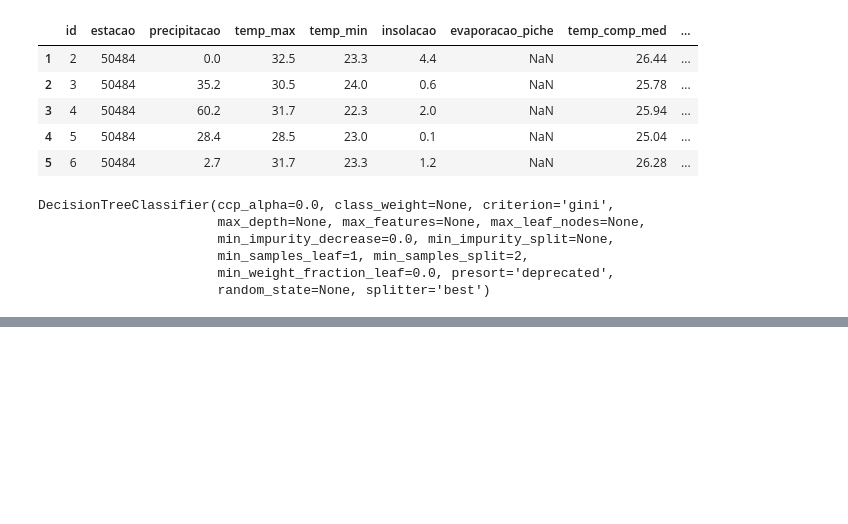
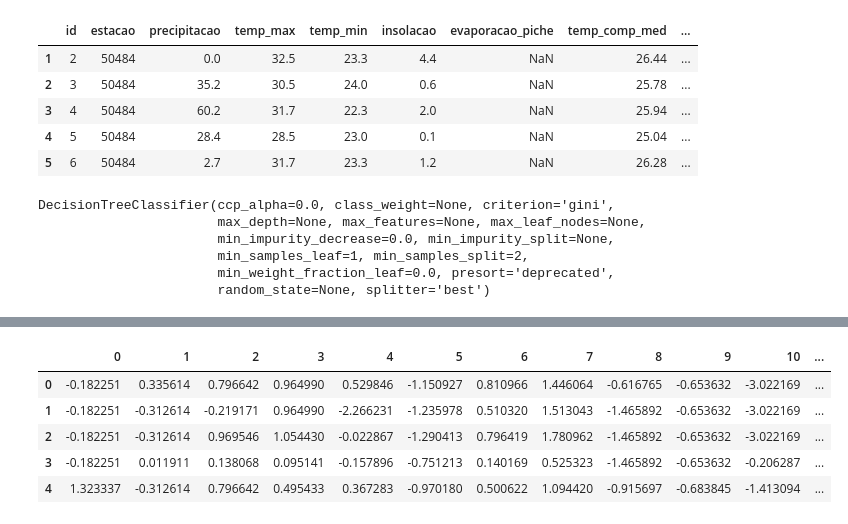
Before and after one commit to dinizvt/visagio-queimadas, a Jupyter notebook: visagio01.ipynb, the cells around one changed output, grey strips where cells are left out. Drawn from its saved outputs; the diff is of its cells as text; code cells hidden in the pictures; blank space fills up the shorter version.

```diff
--- a/visagio01.ipynb
+++ b/visagio01.ipynb
@@ -141,0 +172,11 @@ knn.score(X_train, y_train)
+# %%
+respostas = pd.read_csv('respostas.csv')
+respId = respostas['id']
+respostas.head()
+# %%
+respostas['mes'] = respostas['data'].map(lambda x: int(re.search('/(.+?)/', x).group(1)))
+respostas['regiao'] = respostas['estado'].map(getRegiao)
+respostas.drop(['estado', 'data', 'id'], axis=1, inplace=True)
+imp.fit(respostas)
+respostas = pd.DataFrame(imp.transform(respostas), columns=respostas.columns)
+respostas.head()
@@ -141,0 +190,10 @@ knn.score(X_train, y_train)
+# %%
+respostas = pd.DataFrame(scaler.fit_transform(respostas))
+respostas.head()
+# %% [output]
+|  | 0 | 1 | 2 | 3 | 4 | 5 | 6 | 7 | 8 | 9 | 10 | ... |
+| 0 | -0.182251 | 0.335614 | 0.796642 | 0.964990 | 0.529846 | -1.150927 | 0.810966 | 1.446064 | -0.616765 | -0.653632 | -3.022169 | ... |
+| 1 | -0.182251 | -0.312614 | -0.219171 | 0.964990 | -2.266231 | -1.235978 | 0.510320 | 1.513043 | -1.465892 | -0.653632 | -3.022169 | ... |
+| 2 | -0.182251 | -0.312614 | 0.969546 | 1.054430 | -0.022867 | -1.290413 | 0.796419 | 1.780962 | -1.465892 | -0.653632 | -3.022169 | ... |
+| 3 | -0.182251 | 0.011911 | 0.138068 | 0.095141 | -0.157896 | -0.751213 | 0.140169 | 0.525323 | -1.465892 | -0.653632 | -0.206287 | ... |
+| 4 | 1.323337 | -0.312614 | 0.796642 | 0.495433 | 0.367283 | -0.970180 | 0.500622 | 1.094420 | -0.915697 | -0.683845 | -1.413094 | ... |
```
Also changed, not shown: parts of 19 cells of this notebook, 1 other file.
